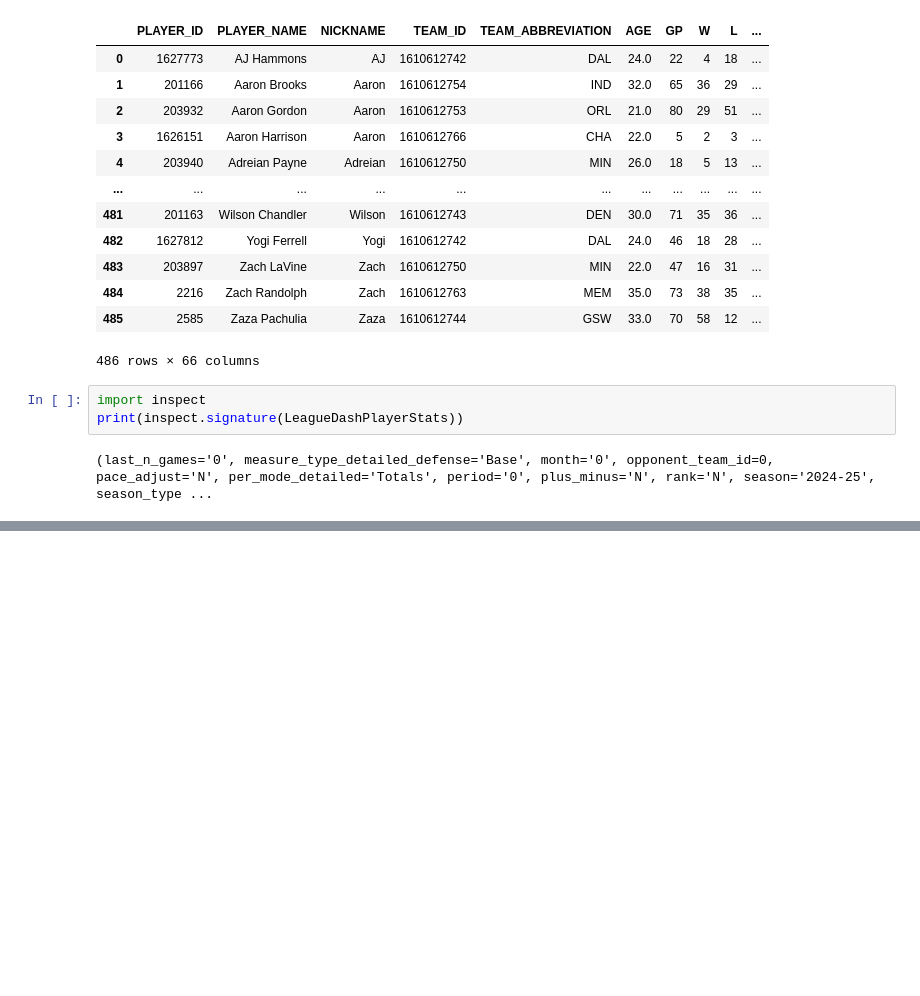
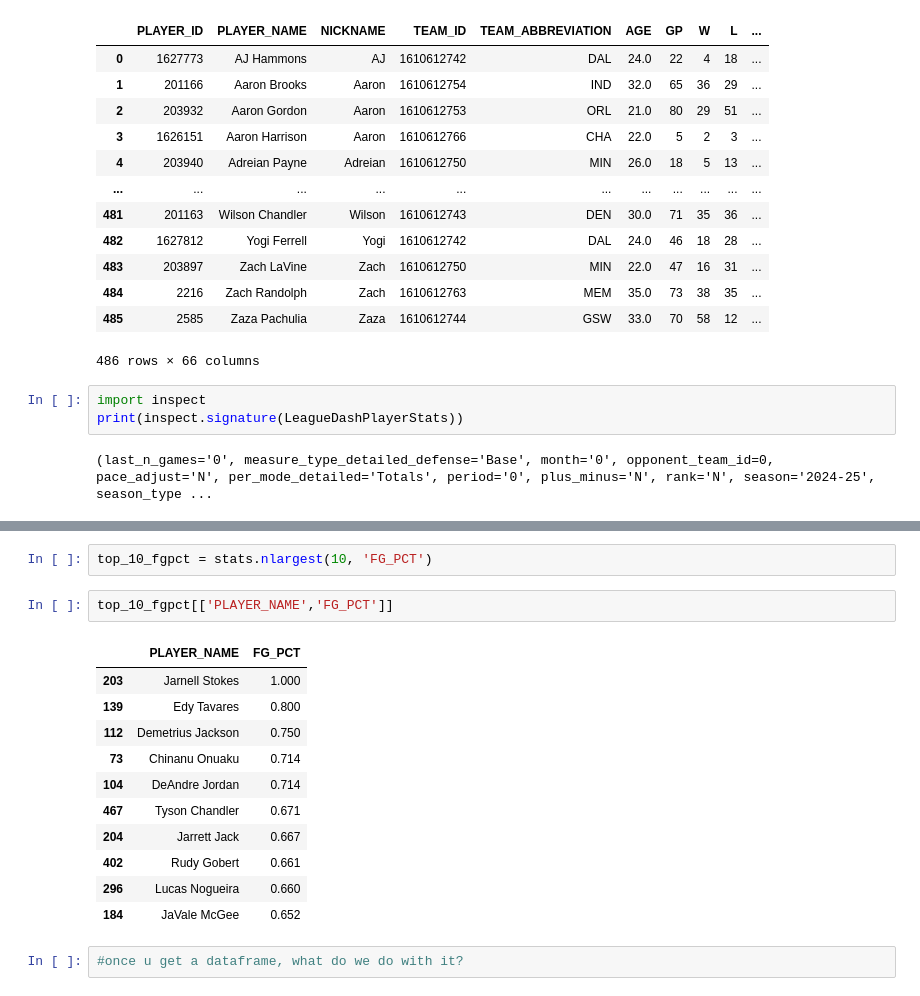
Before and after one commit to Medha-Subramaniyan/code_fun, a Jupyter notebook: nba_challenge.ipynb, the cells around one changed output, grey strips where cells are left out. Saved outputs shown, nothing was run; the diff lists cells and outputs as text; blank space fills up the shorter version.

```diff
--- a/nba_challenge.ipynb
+++ b/nba_challenge.ipynb
@@ -69,0 +89,18 @@ print(inspect.signature(LeagueDashPlayerStats))
+# %%
+top_10_fgpct = stats.nlargest(10, 'FG_PCT')
+# %%
+top_10_fgpct[['PLAYER_NAME','FG_PCT']]
+# %% [output]
+|  | PLAYER_NAME | FG_PCT |
+| 203 | Jarnell Stokes | 1.000 |
+| 139 | Edy Tavares | 0.800 |
+| 112 | Demetrius Jackson | 0.750 |
+| 73 | Chinanu Onuaku | 0.714 |
+| 104 | DeAndre Jordan | 0.714 |
+| 467 | Tyson Chandler | 0.671 |
+| 204 | Jarrett Jack | 0.667 |
+| 402 | Rudy Gobert | 0.661 |
+| 296 | Lucas Nogueira | 0.660 |
+| 184 | JaVale McGee | 0.652 |
+# %%
+#once u get a dataframe, what do we do with it?
```
Also changed, not shown: parts of 2 cells of this notebook.
